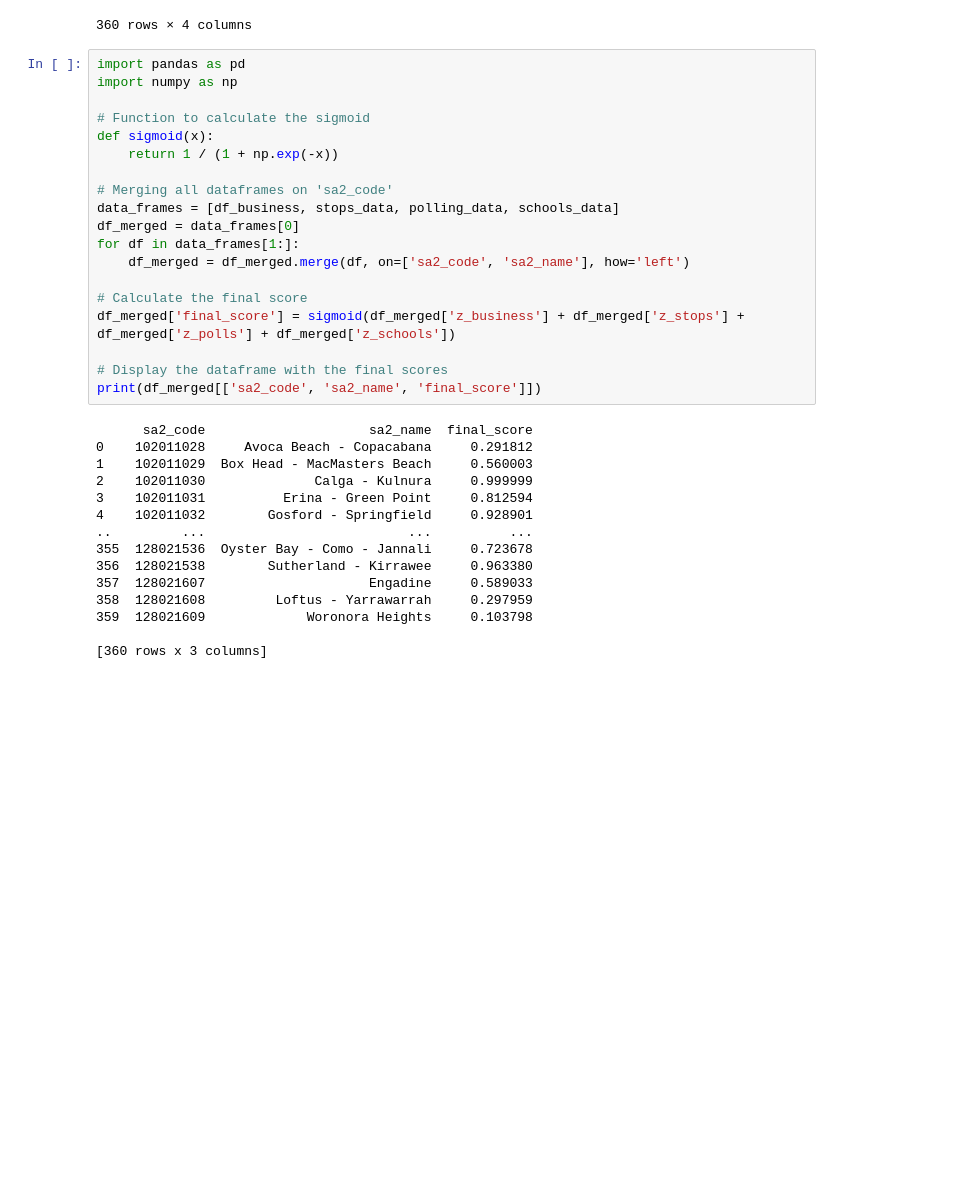
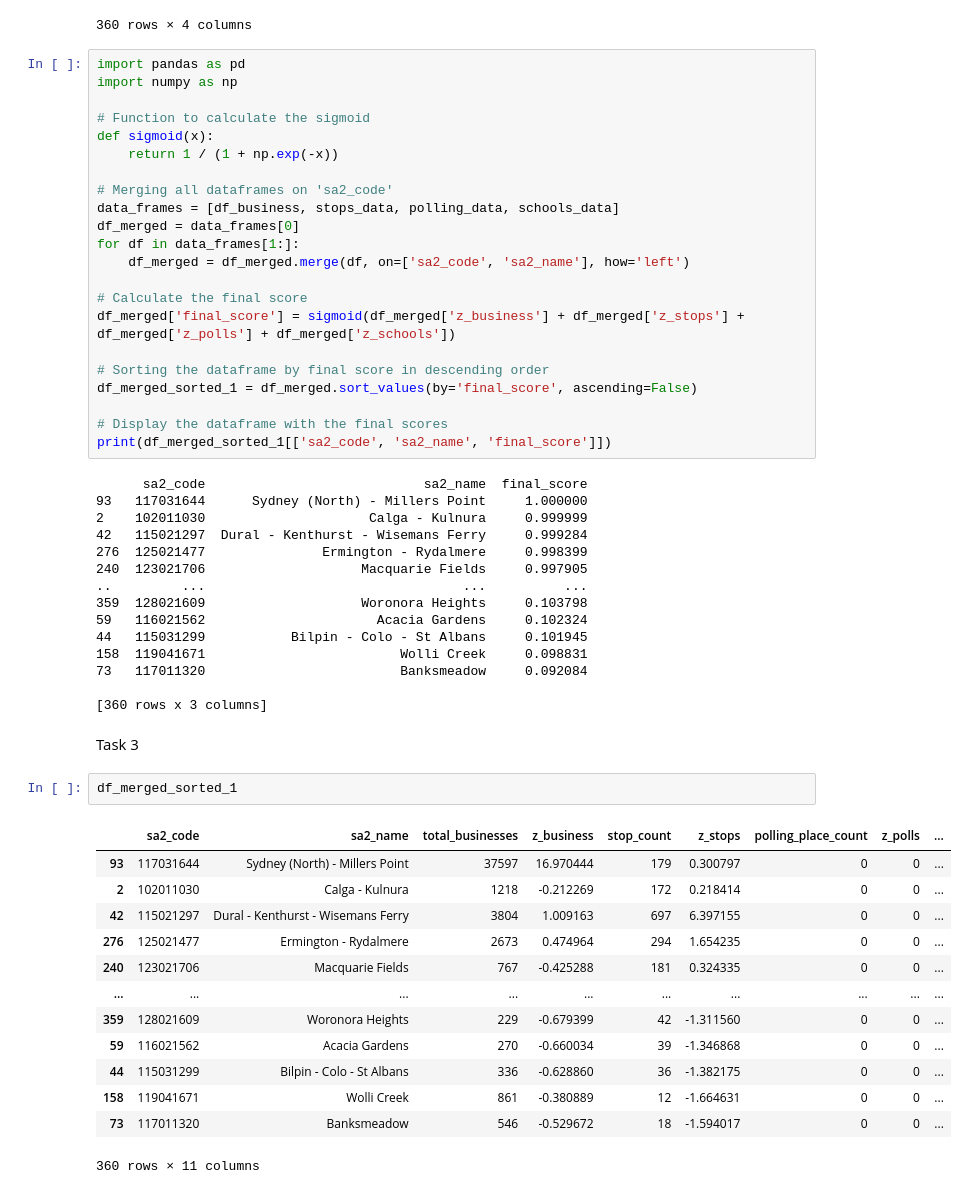
Before and after one commit to Loki4099/data2001_assignment, a Jupyter notebook: final_assignment.ipynb, the cells around one changed output. Drawn from its saved outputs; the diff is of its cells as text; blank space fills up the shorter version.

```diff
--- a/final_assignment.ipynb
+++ b/final_assignment.ipynb
@@ -1550,20 +1533,41 @@ for df in data_frames[1:]:
 # Calculate the final score
 df_merged['final_score'] = sigmoid(df_merged['z_business'] + df_merged['z_stops'] + df_merged['z_polls'] + df_merged['z_schools'])
 
+# Sorting the dataframe by final score in descending order
+df_merged_sorted_1 = df_merged.sort_values(by='final_score', ascending=False)
+
 # Display the dataframe with the final scores
-print(df_merged[['sa2_code', 'sa2_name', 'final_score']])
+print(df_merged_sorted_1[['sa2_code', 'sa2_name', 'final_score']])
 # %% [output]
-      sa2_code                     sa2_name  final_score
-0    102011028     Avoca Beach - Copacabana     0.291812
-1    102011029  Box Head - MacMasters Beach     0.560003
-2    102011030              Calga - Kulnura     0.999999
-3    102011031          Erina - Green Point     0.812594
-4    102011032        Gosford - Springfield     0.928901
-..         ...                          ...          ...
-355  128021536  Oyster Bay - Como - Jannali     0.723678
-356  128021538        Sutherland - Kirrawee     0.963380
-357  128021607                     Engadine     0.589033
-358  128021608         Loftus - Yarrawarrah     0.297959
-359  128021609             Woronora Heights     0.103798
+      sa2_code                            sa2_name  final_score
+93   117031644      Sydney (North) - Millers Point     1.000000
+2    102011030                     Calga - Kulnura     0.999999
+42   115021297  Dural - Kenthurst - Wisemans Ferry     0.999284
+276  125021477               Ermington - Rydalmere     0.998399
+240  123021706                    Macquarie Fields     0.997905
+..         ...                                 ...          ...
+359  128021609                    Woronora Heights     0.103798
+59   116021562                      Acacia Gardens     0.102324
+44   115031299           Bilpin - Colo - St Albans     0.101945
+158  119041671                         Wolli Creek     0.098831
+73   117011320                         Banksmeadow     0.092084
 
 [360 rows x 3 columns]
+# %% [markdown]
+Task 3
+# %%
+df_merged_sorted_1
+# %% [output]
+|  | sa2_code | sa2_name | total_businesses | z_business | stop_count | z_stops | polling_place_count | z_polls | ... |
+| 93 | 117031644 | Sydney (North) - Millers Point | 37597 | 16.970444 | 179 | 0.300797 | 0 | 0 | ... |
+| 2 | 102011030 | Calga - Kulnura | 1218 | -0.212269 | 172 | 0.218414 | 0 | 0 | ... |
+| 42 | 115021297 | Dural - Kenthurst - Wisemans Ferry | 3804 | 1.009163 | 697 | 6.397155 | 0 | 0 | ... |
+| 276 | 125021477 | Ermington - Rydalmere | 2673 | 0.474964 | 294 | 1.654235 | 0 | 0 | ... |
+| 240 | 123021706 | Macquarie Fields | 767 | -0.425288 | 181 | 0.324335 | 0 | 0 | ... |
+| ... | ... | ... | ... | ... | ... | ... | ... | ... | ... |
+| 359 | 128021609 | Woronora Heights | 229 | -0.679399 | 42 | -1.311560 | 0 | 0 | ... |
+| 59 | 116021562 | Acacia Gardens | 270 | -0.660034 | 39 | -1.346868 | 0 | 0 | ... |
+| 44 | 115031299 | Bilpin - Colo - St Albans | 336 | -0.628860 | 36 | -1.382175 | 0 | 0 | ... |
+| 158 | 119041671 | Wolli Creek | 861 | -0.380889 | 12 | -1.664631 | 0 | 0 | ... |
+| 73 | 117011320 | Banksmeadow | 546 | -0.529672 | 18 | -1.594017 | 0 | 0 | ... |
+360 rows × 11 columns
```
Also changed, not shown: parts of 18 cells of this notebook.
